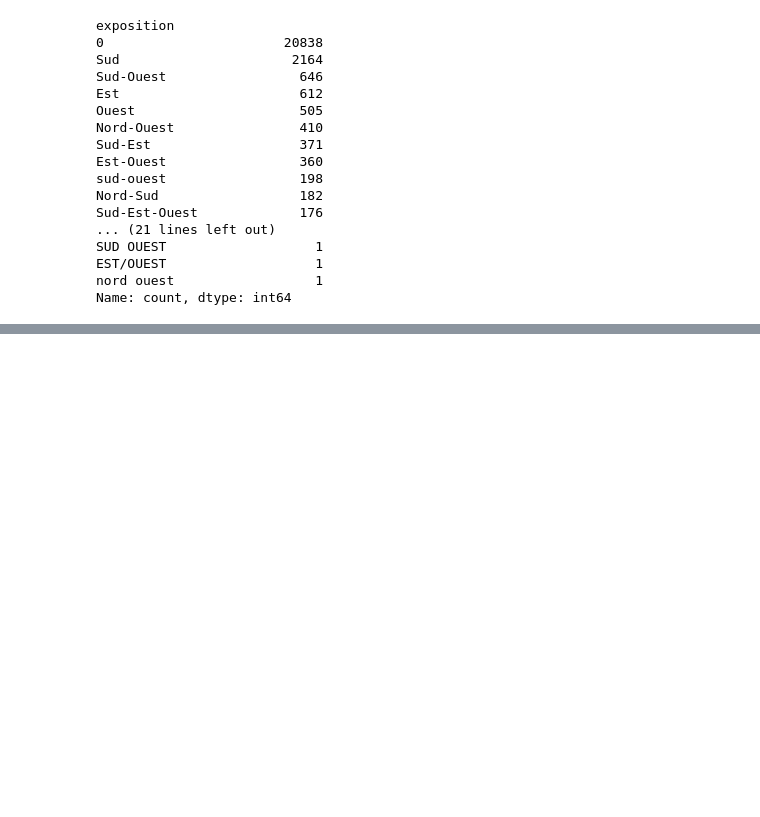
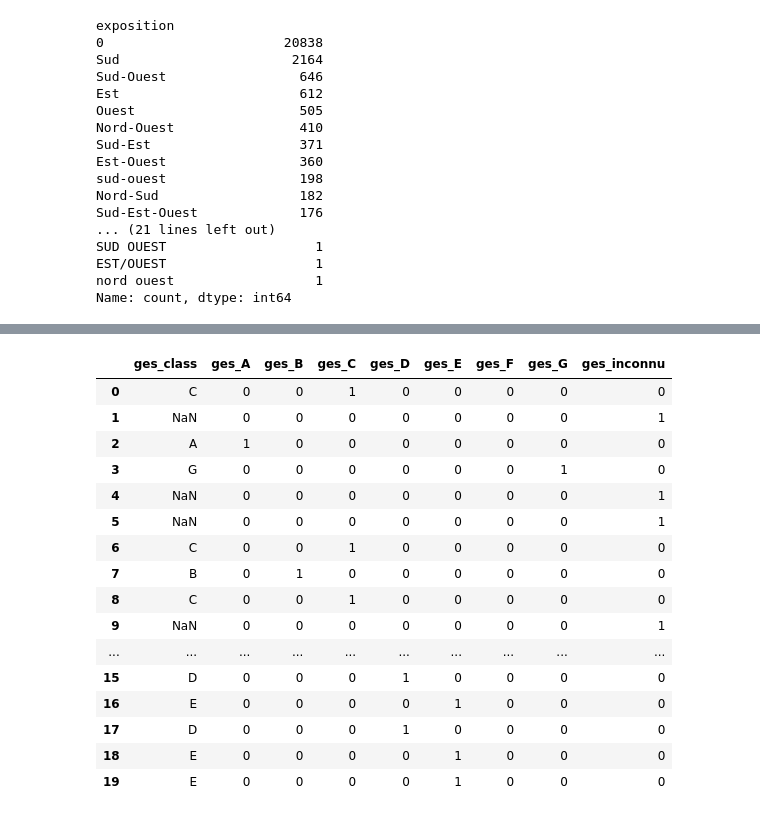
Before and after one commit to Hugues360/Projet_DS2025, a Jupyter notebook: Etape_2_Matthieu.ipynb, the cells around one changed output, grey strips where cells are left out. Saved outputs shown, nothing was run; the diff lists cells and outputs as text; code cells hidden in the pictures; blank space fills up the shorter version.

```diff
--- a/Etape_2_Matthieu.ipynb
+++ b/Etape_2_Matthieu.ipynb
@@ -429,0 +932,33 @@ df_ventes_clean[['exposition', 'expo_nord', 'expo_sud', 'expo_est', 'expo_ouest'
+# %%
+df_ventes_clean['ges_A']   = df_ventes_clean['ges_class'].str.contains(r'A', na=False).astype(int)
+df_ventes_clean['ges_B']  = df_ventes_clean['ges_class'].str.contains(r'B', na=False).astype(int)
+df_ventes_clean['ges_C'] = df_ventes_clean['ges_class'].str.contains(r'C', na=False).astype(int)
+df_ventes_clean['ges_D']  = df_ventes_clean['ges_class'].str.contains(r'D', na=False).astype(int)
+df_ventes_clean['ges_E']   = df_ventes_clean['ges_class'].str.contains(r'E', na=False).astype(int)
+df_ventes_clean['ges_F']   = df_ventes_clean['ges_class'].str.contains(r'F', na=False).astype(int)
+df_ventes_clean['ges_G']   = df_ventes_clean['ges_class'].str.contains(r'G', na=False).astype(int)
+df_ventes_clean['ges_inconnu']   = (~df_ventes_clean['ges_class'].isin(['A', 'B', 'C', 'D', 'E', 'F', 'G'])).astype(int)
+
+display(
+    df_ventes_clean[
+        ['ges_class', 'ges_A', 'ges_B', 'ges_C', 'ges_D', 'ges_E', 'ges_F', 'ges_G', 'ges_inconnu']
+    ].head(20)
+)
+# %% [output]
+|  | ges_class | ges_A | ges_B | ges_C | ges_D | ges_E | ges_F | ges_G | ges_inconnu |
+| 0 | C | 0 | 0 | 1 | 0 | 0 | 0 | 0 | 0 |
+| 1 | NaN | 0 | 0 | 0 | 0 | 0 | 0 | 0 | 1 |
+| 2 | A | 1 | 0 | 0 | 0 | 0 | 0 | 0 | 0 |
+| 3 | G | 0 | 0 | 0 | 0 | 0 | 0 | 1 | 0 |
+| 4 | NaN | 0 | 0 | 0 | 0 | 0 | 0 | 0 | 1 |
+| 5 | NaN | 0 | 0 | 0 | 0 | 0 | 0 | 0 | 1 |
+| 6 | C | 0 | 0 | 1 | 0 | 0 | 0 | 0 | 0 |
+| 7 | B | 0 | 1 | 0 | 0 | 0 | 0 | 0 | 0 |
+| 8 | C | 0 | 0 | 1 | 0 | 0 | 0 | 0 | 0 |
+| 9 | NaN | 0 | 0 | 0 | 0 | 0 | 0 | 0 | 1 |
+| ... | ... | ... | ... | ... | ... | ... | ... | ... | ... |
+| 15 | D | 0 | 0 | 0 | 1 | 0 | 0 | 0 | 0 |
+| 16 | E | 0 | 0 | 0 | 0 | 1 | 0 | 0 | 0 |
+| 17 | D | 0 | 0 | 0 | 1 | 0 | 0 | 0 | 0 |
+| 18 | E | 0 | 0 | 0 | 0 | 1 | 0 | 0 | 0 |
+| 19 | E | 0 | 0 | 0 | 0 | 1 | 0 | 0 | 0 |
```
Also changed, not shown: parts of 33 cells of this notebook.
